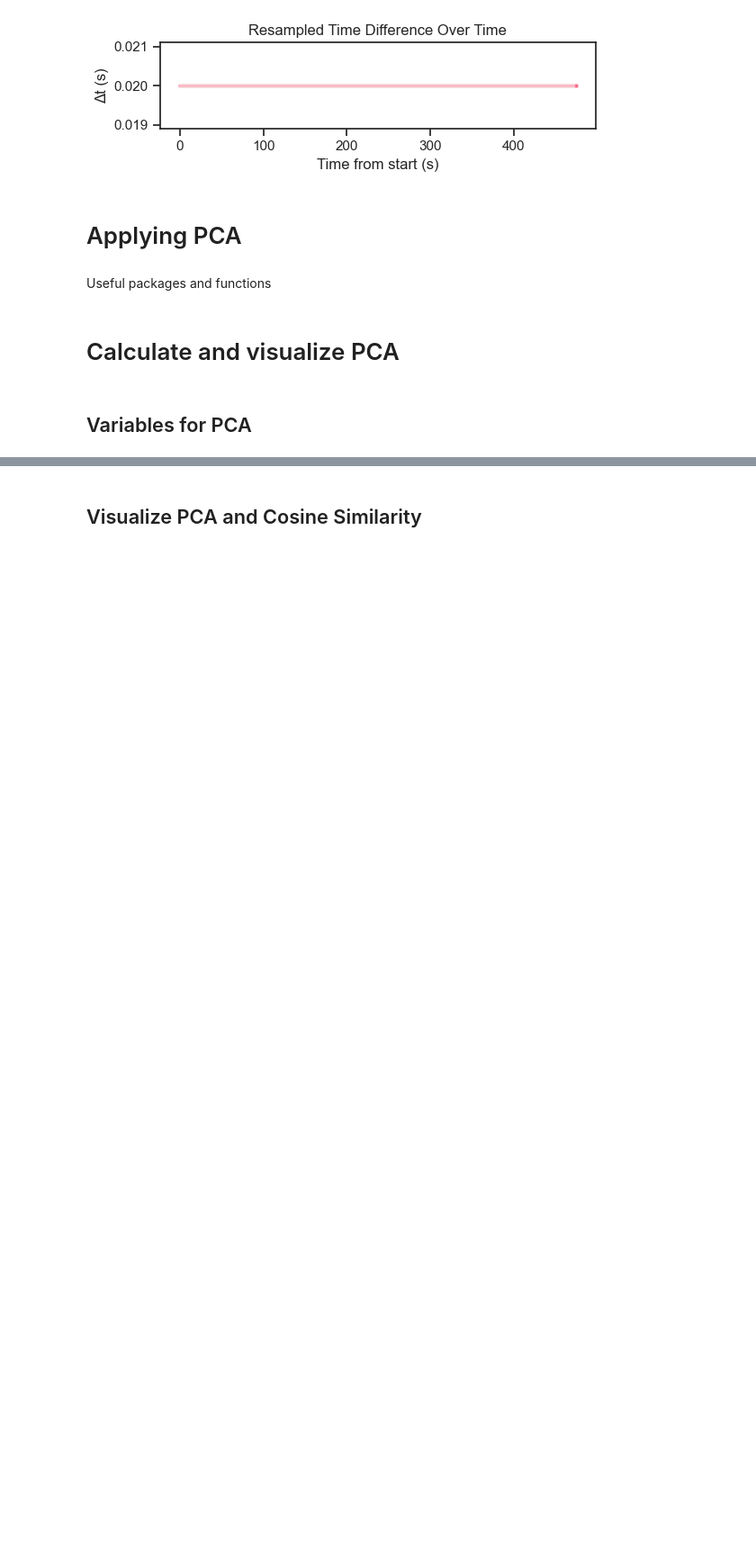
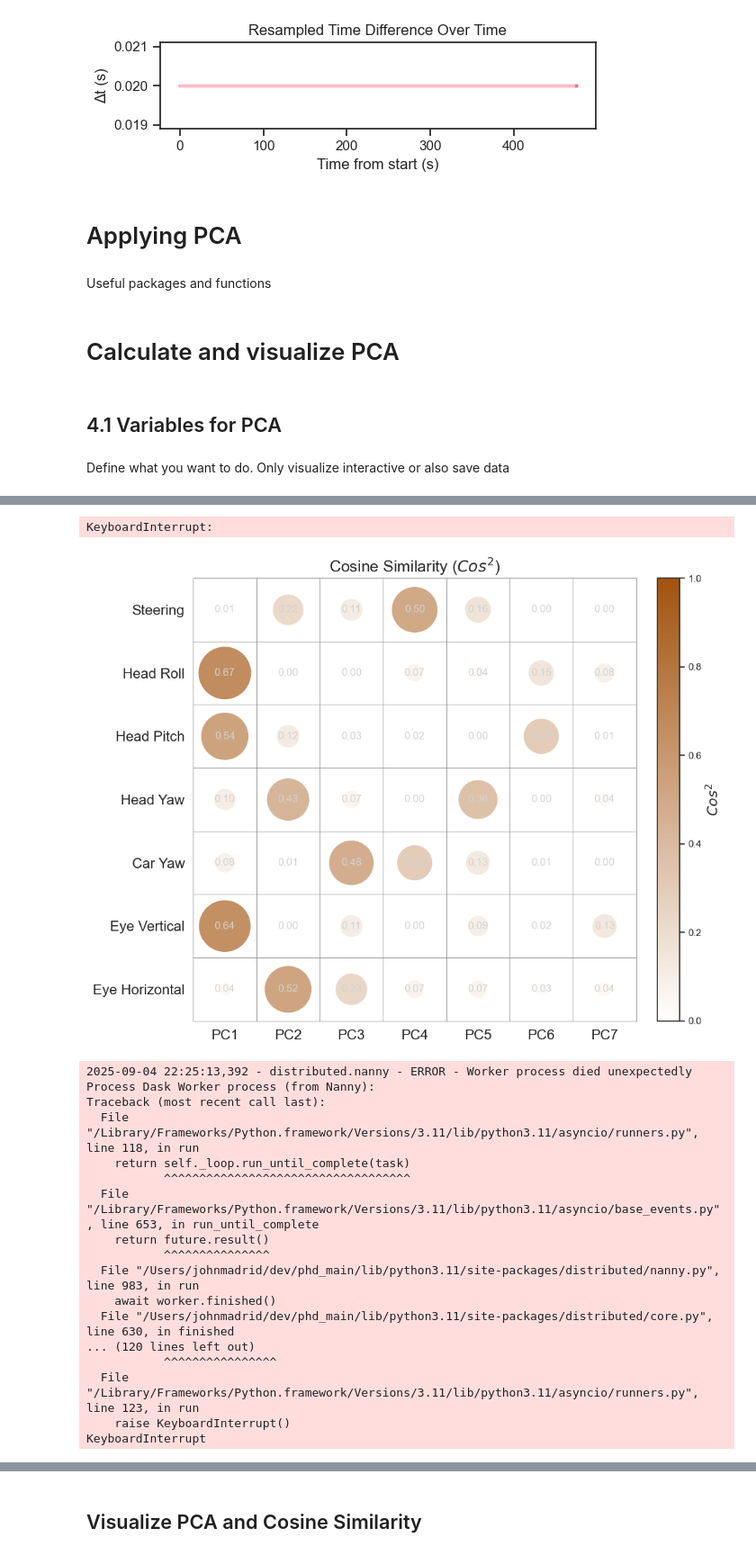
Before and after one commit to JohnMadrid/pca-driving-behavior, a Jupyter notebook: 2-pca.ipynb, the cells around one changed output, grey strips where cells are left out. Shown at 90% size. Saved outputs shown, nothing was run; the diff lists cells and outputs as text; code cells hidden in the pictures; blank space fills up the shorter version.

Commit message:
Visualizations and results saving properly

```diff
--- a/2-pca.ipynb
+++ b/2-pca.ipynb
@@ -973,7 +993,7 @@ def visualize_event_pca(df, event='', time_point='', features='', scaled=True, v
 
     return df_event_components, df_event_variance, original_labels, df_cleaned_ts, df_pca_results, df_sorted_eigenvalues
 # %% [markdown]
-## Variables for PCA
+## 4.1 Variables for PCA
 # %%
 # Define the columns of the df to use in PCA
 conditions = ['conditions']
@@ -982,11 +1002,24 @@ euler_features = ['eye_theta_h', 'eye_theta_v',
                   'RelativeHeadPitch_degrees',
                   'RelativeHeadRoll_degrees',
                   'CarYaw_degrees','streeringDegree']
+# %% [markdown]
+Define what you want to do. Only visualize interactive or also save data
 # %%
 event = 'one'
+# time_point= # not used
+features = conditions + euler_features
+# To scale the data before PCA
 scaled = True
-features = conditions + euler_features
+# Interactive mode
+interactive=True
+# Visualize biplot
+# vis_biplot=True
+# # Save biplot
+# save_biplot=True
+# # Save Cos² plot
+# save_cos2_plot=True
+# Save results
+save_results=True
 
-components_df, variances_df, original_labels, df_cleaned_ts,df_pca_results, eigenvalues_df = visualize_event_pca(resampled_df, event=event,
-features=features, scaled=scaled, vis_biplot=True, save_biplot=False, save_cos2_plot=False, save_cleaned=False)
+components_df, variances_df, original_labels, df_cleaned_ts,df_pca_results, eigenvalues_df = visualize_event_pca(resampled_df, event=event, features=features, scaled=scaled, save_results=save_results, interactive=interactive)
 # %% [output]
@@ -995,3 +1026,22 @@ features=features, scaled=scaled, vis_biplot=True, save_biplot=False, save_cos2_
+KeyboardInterrupt:
+[figure, added]
+2025-09-04 22:25:13,392 - distributed.nanny - ERROR - Worker process died unexpectedly
+Process Dask Worker process (from Nanny):
+Traceback (most recent call last):
+  File "/Library/Frameworks/Python.framework/Versions/3.11/lib/python3.11/asyncio/runners.py", line 118, in run
+    return self._loop.run_until_complete(task)
+           ^^^^^^^^^^^^^^^^^^^^^^^^^^^^^^^^^^^
+  File "/Library/Frameworks/Python.framework/Versions/3.11/lib/python3.11/asyncio/base_events.py", line 653, in run_until_complete
+    return future.result()
+           ^^^^^^^^^^^^^^^
+  File "/Users/johnmadrid/dev/phd_main/lib/python3.11/site-packages/distributed/nanny.py", line 983, in run
+    await worker.finished()
+  File "/Users/johnmadrid/dev/phd_main/lib/python3.11/site-packages/distributed/core.py", line 630, in finished
+... (120 lines left out)
+           ^^^^^^^^^^^^^^^^
+  File "/Library/Frameworks/Python.framework/Versions/3.11/lib/python3.11/asyncio/runners.py", line 123, in run
+    raise KeyboardInterrupt()
+KeyboardInterrupt
 # %%
 import sys, ipywidgets as w, IPython
 print(sys.executable); print(IPython.__version__); print(w.__version__)
```
Also changed, not shown: parts of 10 cells of this notebook, 1 other file.
